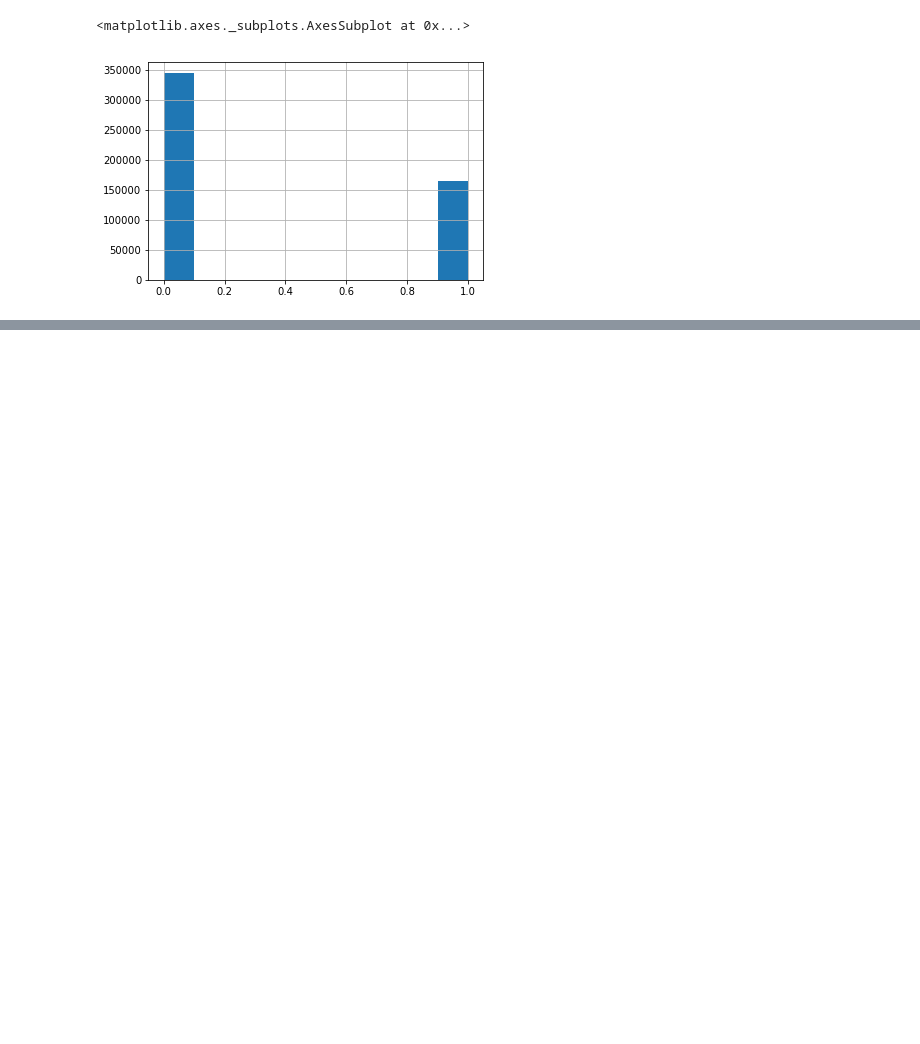
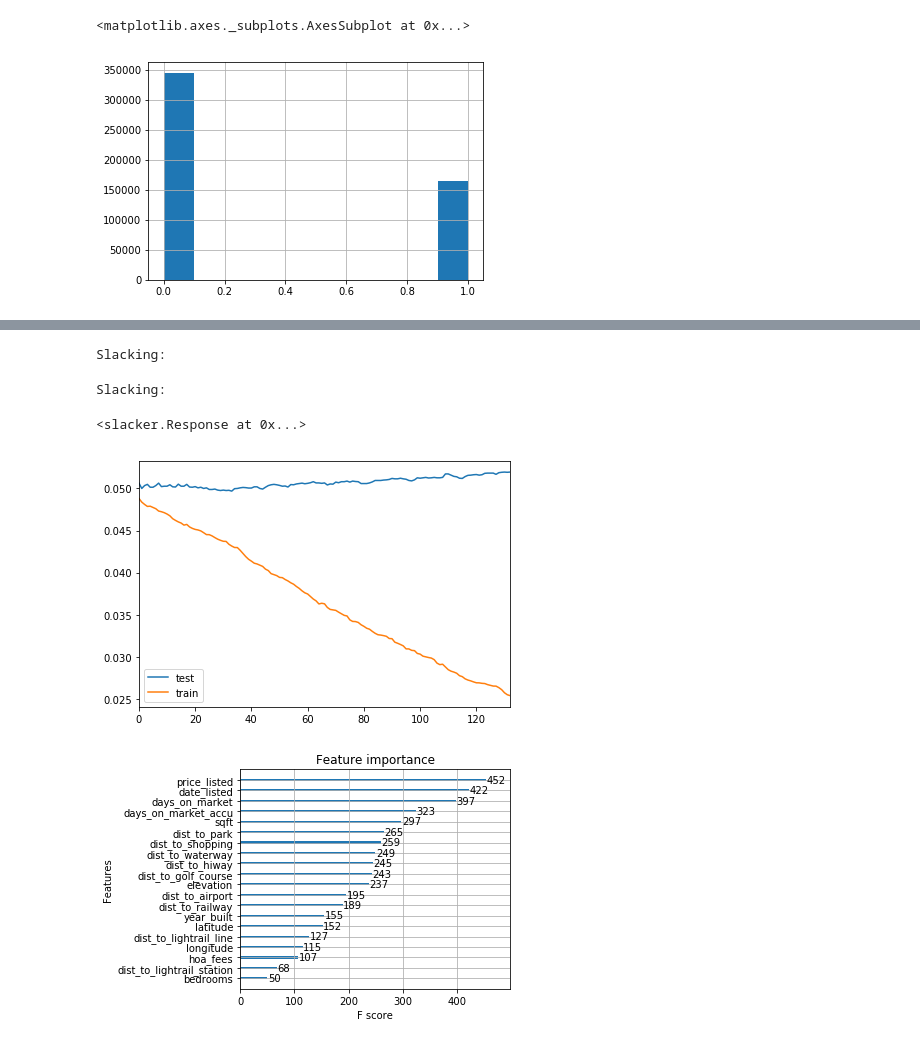
Before and after one commit to ivoytov/rentalnerd, a Jupyter notebook: scraper/predict_sale_above_list.ipynb, the cells around one changed output, grey strips where cells are left out. Drawn from its saved outputs; the diff is of its cells as text; code cells hidden in the pictures; blank space fills up the shorter version.

```diff
--- a/scraper/predict_sale_above_list.ipynb
+++ b/scraper/predict_sale_above_list.ipynb
@@ -190,10 +135,11 @@ def train_model(sold, f, label):
 # Run the probability of the home being sold at all (good or bad sell)
 
 label = 'any_sell'
+sold_recently = sold[sold.date_listed > ((dt.date.today() - dt.date(2000, 1, 1)).days - 90)]
 
-ind2remove = ['Unnamed: 0', 'id', 'address', 'area_name', 'date_listed', 'listed_diff_id', 'lookup_address',
+ind2remove = ['Unnamed: 0', 'id', 'address', 'area_name', 'listed_diff_id', 'lookup_address',
               'origin_url', 'neighborhood', 'zipcode', 'luxurious', 'transaction_status', 'transaction_type',
-              'images','zestimate_sale','zestimate_rent', 'price', 'price_closed', 'date_transacted_latest',
+              'images','zestimate_sale','zestimate_rent', 'price', 'date_closed', 'price_closed', 'date_transacted_latest',
               'school_district_id', 'broker_phone','broker_name','broker_license', 'broker_company', 'recrawled_at',
               'city_code']
 factors = np.setdiff1d(sold.columns, ind2remove).tolist()
@@ -206,7 +152,7 @@ ypred = np.empty([for_sale.shape[0],iterations])
 for x in range(iterations):
     print("Running model iteration %i" % (x+1))
 
-    xgb_model,progress = train_model(sold, f, label)
+    xgb_model,progress = train_model(sold_recently, f, label)
 
     # load for sale properties
     target = xgb.DMatrix( for_sale[f].values, feature_names=f)
@@ -215,5 +161,6 @@ for x in range(iterations):
 
 # save the average ypred value across all iterations
 as_ypred_mean = ypred.mean(axis=1)
+print("average prediction = %f" % as_ypred_mean.mean())
 # %% [output]
 Running model iteration 1
@@ -250,17 +206,12 @@ slack("", url, "Feature Importance")
 # %%
 # Run the Probability of Good Sell
 
+sold = sold[sold.transaction_status == 'closed']
+sold['good_sell'] = (sold.price_closed >= (sold.price_listed * (1 - discount )))
+
 label = 'good_sell'
 
-ind2remove = ['Unnamed: 0', 'id', 'address', 'area_name', 'date_listed', 'listed_diff_id', 'lookup_address',
-              'origin_url', 'neighborhood', 'zipcode', 'luxurious', 'transaction_status', 'transaction_type',
-              'images','zestimate_sale','zestimate_rent', 'price', 'price_closed', 'date_transacted_latest',
-              'school_district_id', 'broker_phone','broker_name','broker_license', 'broker_company', 'recrawled_at',
-              'city_code']
-factors = np.setdiff1d(sold.columns, ind2remove).tolist()
-
 f = factors  # copy to a new array, in case we want to rerun any cells above
-f.remove(label) # this happens in place
 
 ypred = np.empty([for_sale.shape[0],iterations])
 
@@ -276,3 +227,4 @@ for x in range(iterations):
 
 # save the average ypred value across all iterations
 gs_ypred_mean = ypred.mean(axis=1)
+print("average prediction = %f" % gs_ypred_mean.mean())
@@ -283,32 +253,38 @@ xgb_model.save_model(model_path + 'good_sell_' + today.strftime('%Y%m%d') + '.mo
 # output the graph of accuracy by model iteration, but only for the last run of the model
 curve = pd.DataFrame()
 curve['test'] = progress['eval']['error']
 curve['train'] = progress['train']['error']
 
 url = plot_rounds(curve.plot())
 slack("", url, "Error by Round (%)")
 
 url = plot_rounds(xgb.plot_importance(xgb_model,max_num_features=20))
 slack("", url, "Feature Importance")
 
 values = np.column_stack((for_sale.index.get_level_values(0)
                          ,for_sale.index.get_level_values(1)
                          ,for_sale.address.values
                          ,for_sale.zipcode.values
                          ,as_ypred_mean
                          ,gs_ypred_mean
-                         ,as_ypred_mean / gs_ypred_mean
+                         ,gs_ypred_mean * as_ypred_mean
                          ,for_sale.price.values
                          ,for_sale['origin_url'].values
                          ,for_sale.latitude.values
                          ,for_sale.longitude.values
-                         ,for_sale.date_listed.apply(lambda x: x.strftime('%Y-%m-%d')).values
+                         ,for_sale.date_listed.values
                          ,for_sale.date_transacted_latest.values))
 index = pd.MultiIndex.from_tuples(for_sale.index.values, names=['property_id', 'transaction_id'])
 output = pd.DataFrame(values[:,2:],index=index,columns=['address', 'zipcode','any_sell', 'good_sell','bayesian', 'list', 'url', 'lat', 'long', 'date_listed', 'transaction_date']) \
             .sort_values(by='bayesian',ascending=False) \
             .drop_duplicates()
 
 file = csv_path + 'good_sell/gs_target_list_' + today.strftime('%Y%m%d') + '.csv'
 output.to_csv(file)
 slacker.files.upload(file, channels='#progress')
+# %% [output]
+Slacking:
+Slacking:
+<slacker.Response at 0x...>
+[figure, added]
+[figure, added]
```
Also changed, not shown: parts of 12 cells of this notebook, 13 other files.
